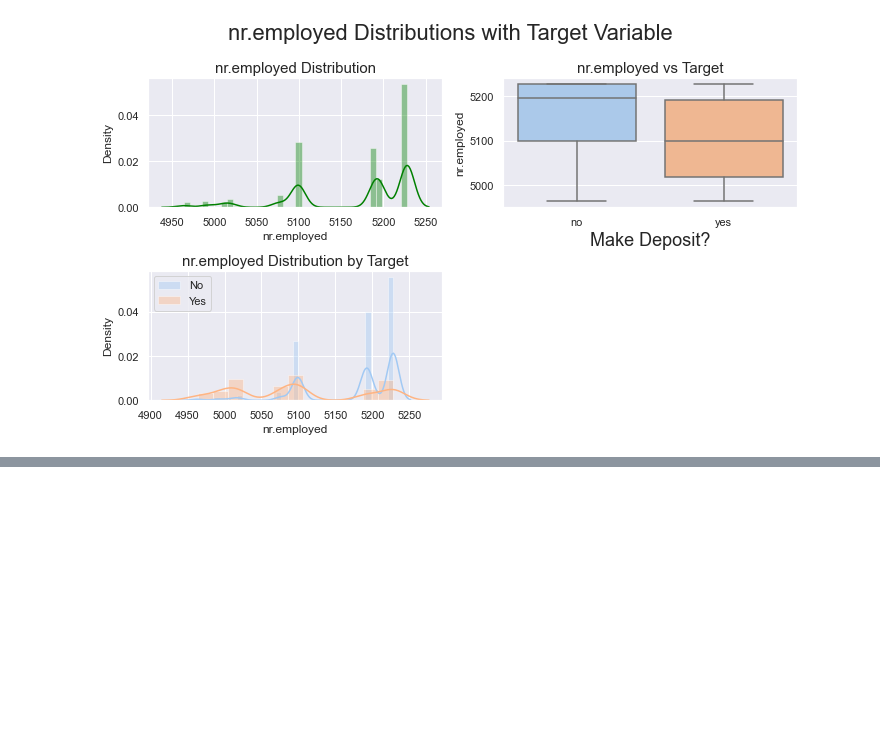
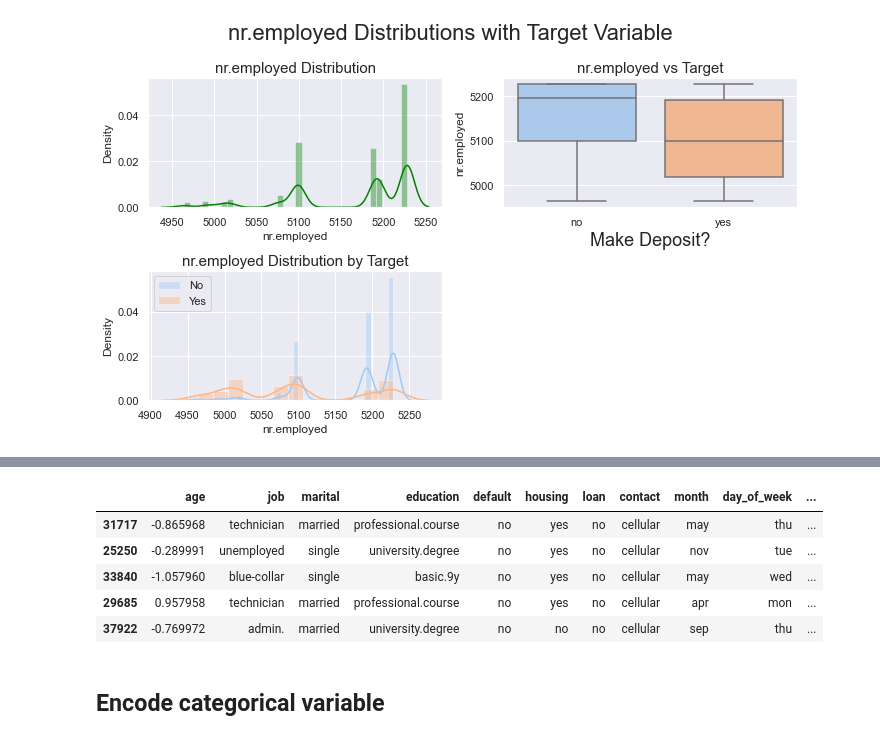
Before and after one commit to nghetrung/bank-marketing, a Jupyter notebook: bank_marketing.ipynb, the cells around one changed output, grey strips where cells are left out. Cells and saved outputs as stored; diff of their text form; code cells hidden in the pictures; blank space fills up the shorter version.

```diff
--- a/bank_marketing.ipynb
+++ b/bank_marketing.ipynb
@@ -317,0 +346,13 @@ df_test.to_csv('data_test.csv', index=False)
+# %%
+X_valid[num_cols] = scaler.transform(X_valid[num_cols])
+# %%
+X_valid.head()
+# %% [output]
+|  | age | job | marital | education | default | housing | loan | contact | month | day_of_week | ... |
+| 31717 | -0.865968 | technician | married | professional.course | no | yes | no | cellular | may | thu | ... |
+| 25250 | -0.289991 | unemployed | single | university.degree | no | yes | no | cellular | nov | tue | ... |
+| 33840 | -1.057960 | blue-collar | single | basic.9y | no | yes | no | cellular | may | wed | ... |
+| 29685 | 0.957958 | technician | married | professional.course | no | yes | no | cellular | apr | mon | ... |
+| 37922 | -0.769972 | admin. | married | university.degree | no | no | no | cellular | sep | thu | ... |
+# %% [markdown]
+## Encode categorical variable
```
Also changed, not shown: parts of 72 cells of this notebook, 11 other files.
